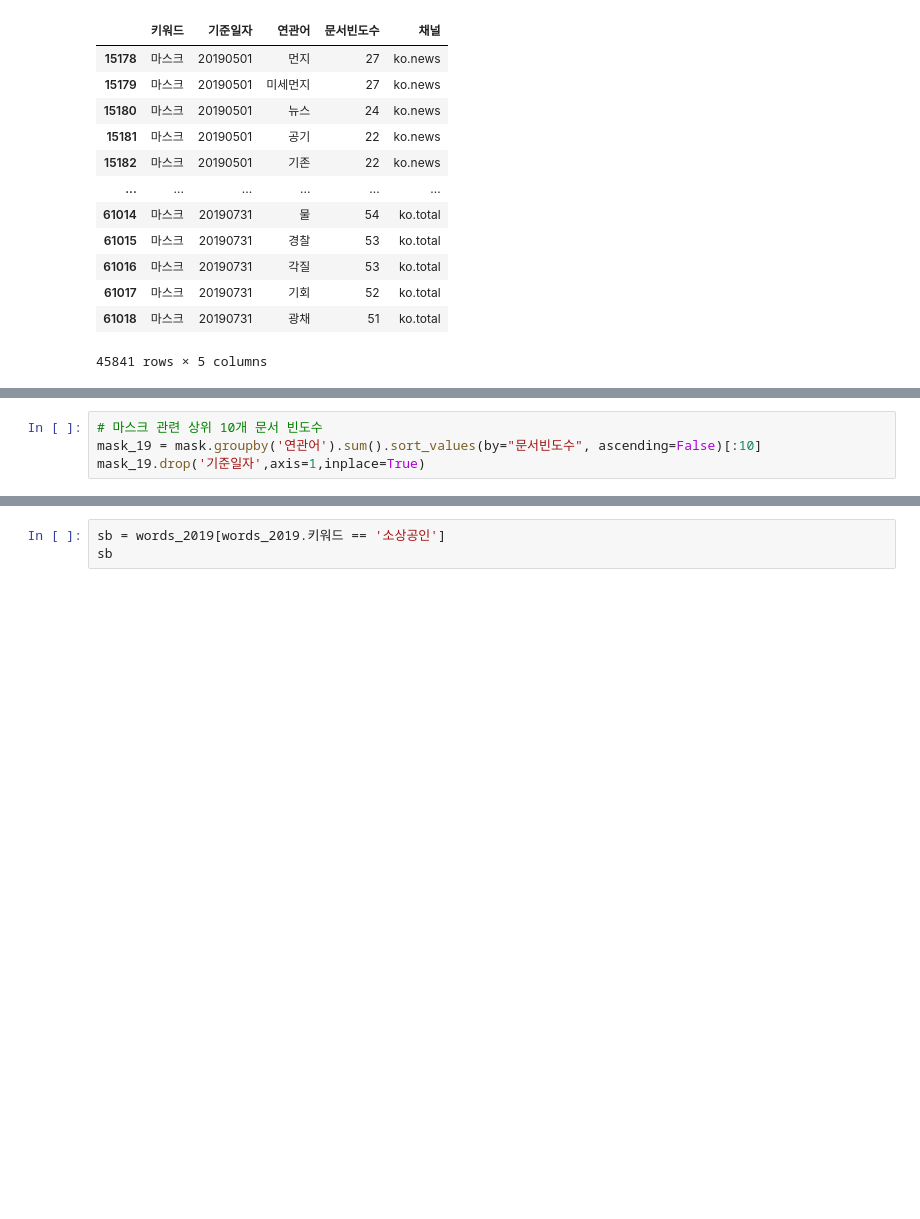
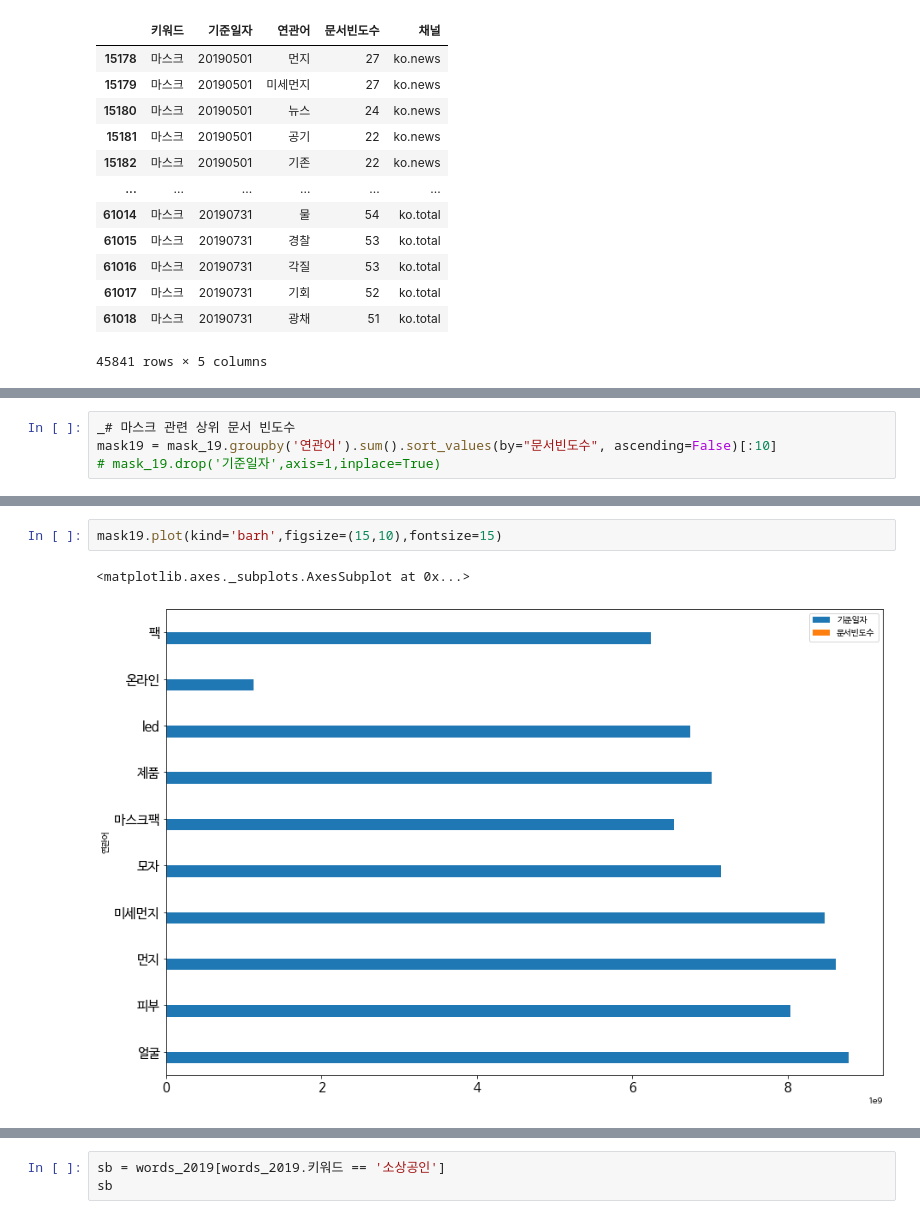
Before and after one commit to heewonp/BC_Card, a Jupyter notebook: 주식데이터,키워드분석/키워드.ipynb, the cells around one changed output, grey strips where cells are left out. Drawn from its saved outputs; the diff is of its cells as text; blank space fills up the shorter version.

```diff
--- a/주식데이터,키워드분석/키워드.ipynb
+++ b/주식데이터,키워드분석/키워드.ipynb
@@ -257,4 +358,4 @@ mask_19
 # %%
-# 마스크 관련 상위 10개 문서 빈도수
-mask_19 = mask.groupby('연관어').sum().sort_values(by="문서빈도수", ascending=False)[:10]
-mask_19.drop('기준일자',axis=1,inplace=True)
+_# 마스크 관련 상위 문서 빈도수
+mask19 = mask_19.groupby('연관어').sum().sort_values(by="문서빈도수", ascending=False)[:10]
+# mask_19.drop('기준일자',axis=1,inplace=True)
@@ -266 +362,6 @@ mask_19.plot.bar()
+# %%
+mask19.plot(kind='barh',figsize=(15,10),fontsize=15)
+# %% [output]
+<matplotlib.axes._subplots.AxesSubplot at 0x...>
+[figure, added]
 # %%
```
Also changed, not shown: parts of 55 cells of this notebook.
